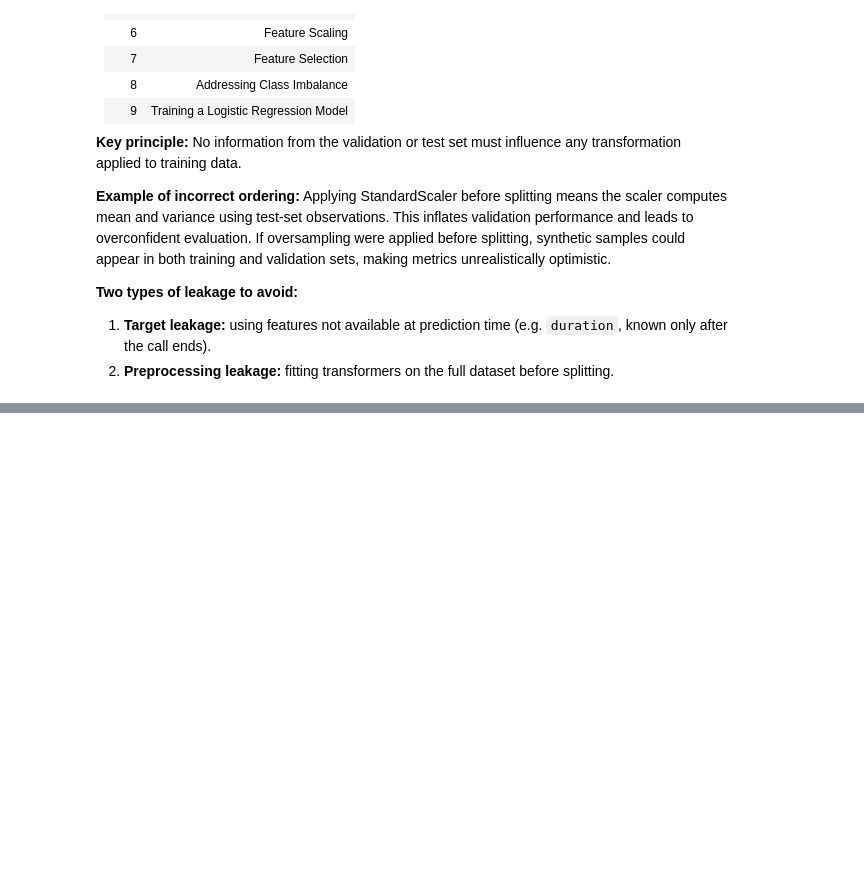
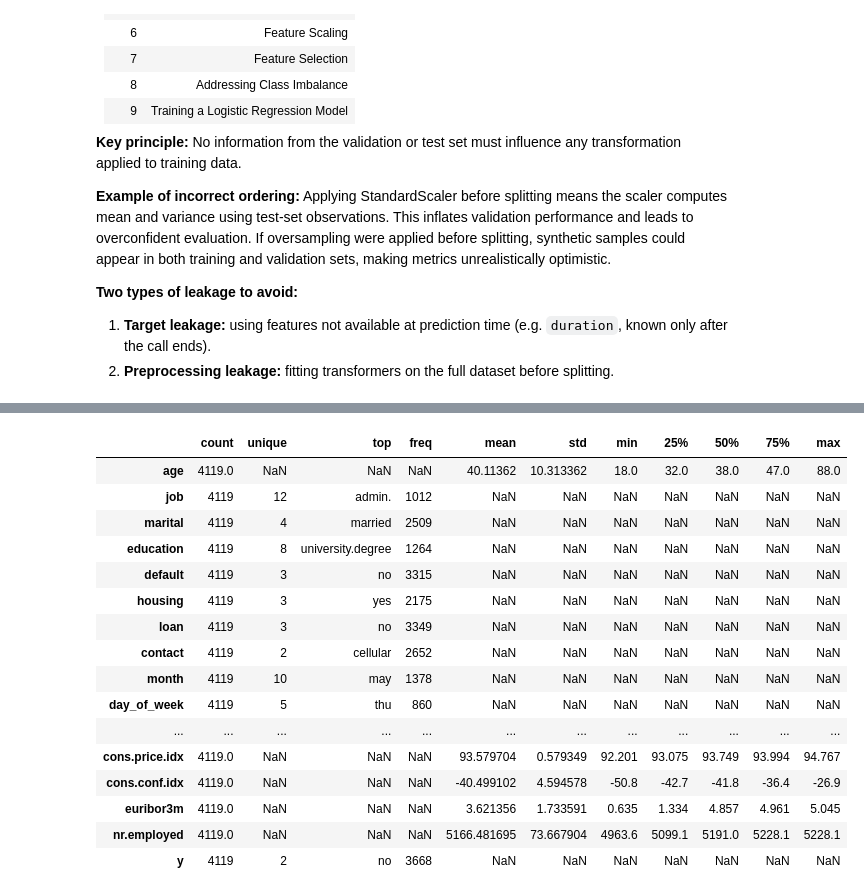
Before and after one commit to alex10020/ML-fundamentals-2026, a Jupyter notebook: assignment_1_Alexander_Glapiak.ipynb, the cells around one changed output, grey strips where cells are left out. Drawn from its saved outputs; the diff is of its cells as text; code cells hidden in the pictures; blank space fills up the shorter version.

```diff
--- a/assignment_1_Alexander_Glapiak.ipynb
+++ b/assignment_1_Alexander_Glapiak.ipynb
@@ -35,0 +70,28 @@ The tasks are listed alphabetically in the brief. The correct methodological ord
+# %%
+# Download the dataset directly from UCI
+import urllib.request
+import os
+
+DATA_PATH = 'bank-additional.csv'
+
+if not os.path.exists(DATA_PATH):
+    url = 'https://archive.ics.uci.edu/ml/machine-learning-databases/00222/bank-additional.zip'
+    print('Downloading dataset...')
+    urllib.request.urlretrieve(url, 'bank-additional.zip')
+    import zipfile
+    with zipfile.ZipFile('bank-additional.zip', 'r') as z:
+        z.extractall('.')
+    # Move the file to the working directory if needed
+    if not os.path.exists(DATA_PATH):
+        import shutil
+        for root, dirs, files in os.walk('.'):
+            for f in files:
+                if f == 'bank-additional.csv':
+                    shutil.copy(os.path.join(root, f), DATA_PATH)
+    print('Download complete.')
+else:
+    print('Dataset already present.')
+
+df = pd.read_csv(DATA_PATH, sep=';')
+print(f'Shape: {df.shape[0]:,} rows x {df.shape[1]} columns')
+df.head(3)
@@ -35,0 +130,20 @@ The tasks are listed alphabetically in the brief. The correct methodological ord
+# %%
+df.describe(include='all').T
+# %% [output]
+|  | count | unique | top | freq | mean | std | min | 25% | 50% | 75% | max |
+| age | 4119.0 | NaN | NaN | NaN | 40.11362 | 10.313362 | 18.0 | 32.0 | 38.0 | 47.0 | 88.0 |
+| job | 4119 | 12 | admin. | 1012 | NaN | NaN | NaN | NaN | NaN | NaN | NaN |
+| marital | 4119 | 4 | married | 2509 | NaN | NaN | NaN | NaN | NaN | NaN | NaN |
+| education | 4119 | 8 | university.degree | 1264 | NaN | NaN | NaN | NaN | NaN | NaN | NaN |
+| default | 4119 | 3 | no | 3315 | NaN | NaN | NaN | NaN | NaN | NaN | NaN |
+| housing | 4119 | 3 | yes | 2175 | NaN | NaN | NaN | NaN | NaN | NaN | NaN |
+| loan | 4119 | 3 | no | 3349 | NaN | NaN | NaN | NaN | NaN | NaN | NaN |
+| contact | 4119 | 2 | cellular | 2652 | NaN | NaN | NaN | NaN | NaN | NaN | NaN |
+| month | 4119 | 10 | may | 1378 | NaN | NaN | NaN | NaN | NaN | NaN | NaN |
+| day_of_week | 4119 | 5 | thu | 860 | NaN | NaN | NaN | NaN | NaN | NaN | NaN |
+| ... | ... | ... | ... | ... | ... | ... | ... | ... | ... | ... | ... |
+| cons.price.idx | 4119.0 | NaN | NaN | NaN | 93.579704 | 0.579349 | 92.201 | 93.075 | 93.749 | 93.994 | 94.767 |
+| cons.conf.idx | 4119.0 | NaN | NaN | NaN | -40.499102 | 4.594578 | -50.8 | -42.7 | -41.8 | -36.4 | -26.9 |
+| euribor3m | 4119.0 | NaN | NaN | NaN | 3.621356 | 1.733591 | 0.635 | 1.334 | 4.857 | 4.961 | 5.045 |
+| nr.employed | 4119.0 | NaN | NaN | NaN | 5166.481695 | 73.667904 | 4963.6 | 5099.1 | 5191.0 | 5228.1 | 5228.1 |
+| y | 4119 | 2 | no | 3668 | NaN | NaN | NaN | NaN | NaN | NaN | NaN |
```
Also changed, not shown: parts of 10 cells of this notebook.
